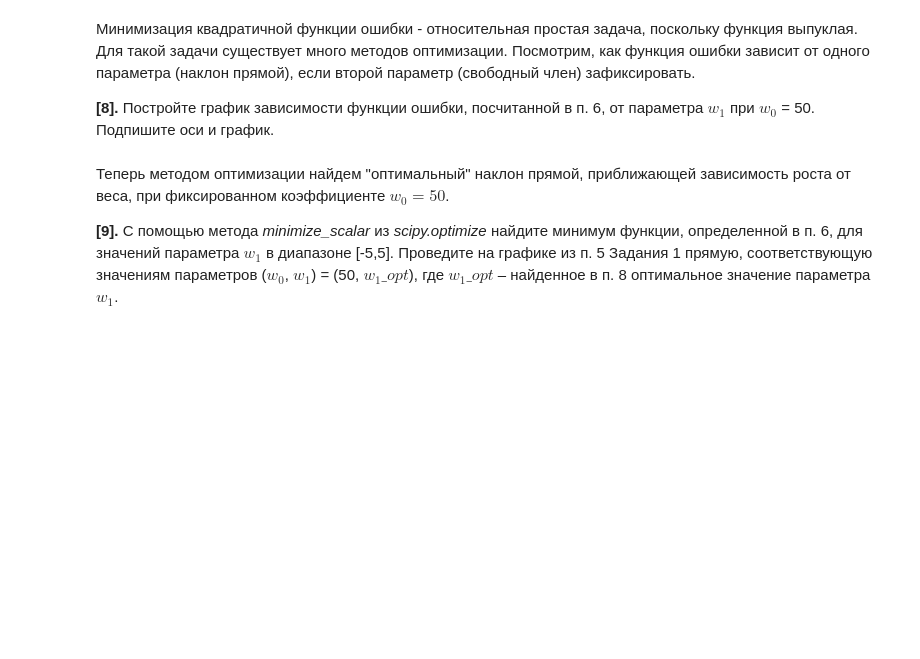
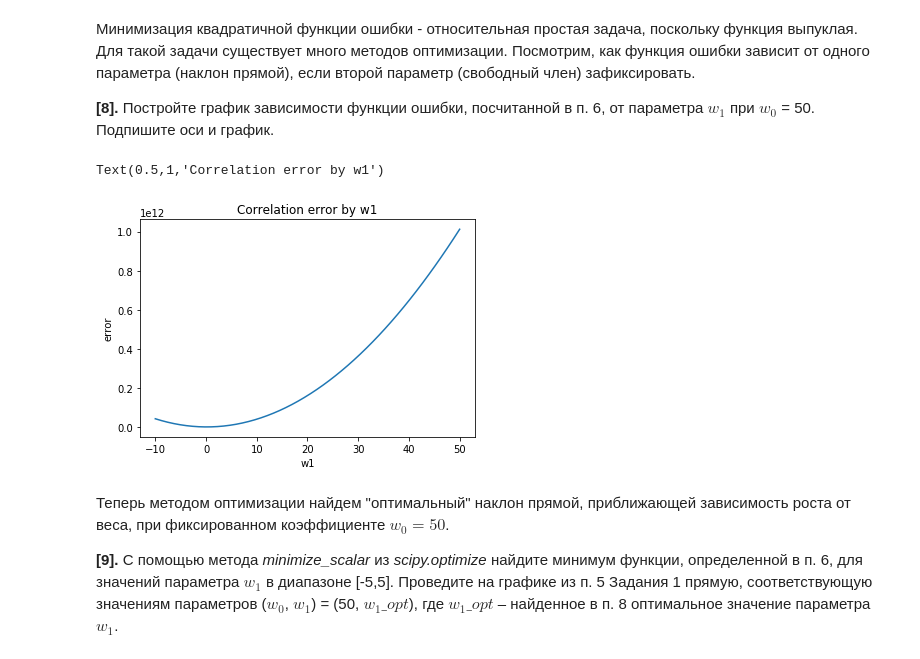
Before and after one commit to AniSkyWorker/NTP, a Jupyter notebook: linear_regression_task/peer_review_linreg_height_weight.ipynb, the cells around one changed output. Cells and saved outputs as stored; diff of their text form; code cells hidden in the pictures; blank space fills up the shorter version.

```diff
--- a/linear_regression_task/peer_review_linreg_height_weight.ipynb
+++ b/linear_regression_task/peer_review_linreg_height_weight.ipynb
@@ -135,11 +144,15 @@ plt.legend( ('first line (w0=60, w1=0.05)', 'second line (w0=50, w1=0.16)') );
 
 **[8].** Постройте график зависимости функции ошибки, посчитанной в п. 6, от параметра $w_1$ при $w_0$ = 50. Подпишите оси и график.
 # %%
-y = np.linspace(-100, 100)
-x = [error(50, w1) for w1 in y]
-plt.plot(x, y, title='Correlation error by w1')
-plt.set_ylabel('w1')
-plt.set_xlabel('error')
+x = np.linspace(-10, 50)
+y = [error(50, w1) for w1 in x]
+plt.plot(x, y)
+plt.xlabel('w1')
+plt.ylabel('error')
+plt.title('Correlation error by w1')
+# %% [output]
+Text(0.5,1,'Correlation error by w1')
+[figure, added]
 # %% [markdown]
 Теперь методом оптимизации найдем "оптимальный" наклон прямой, приближающей зависимость роста от веса, при фиксированном коэффициенте $w_0 = 50$.
 
```
Also changed, not shown: parts of 19 cells of this notebook.
